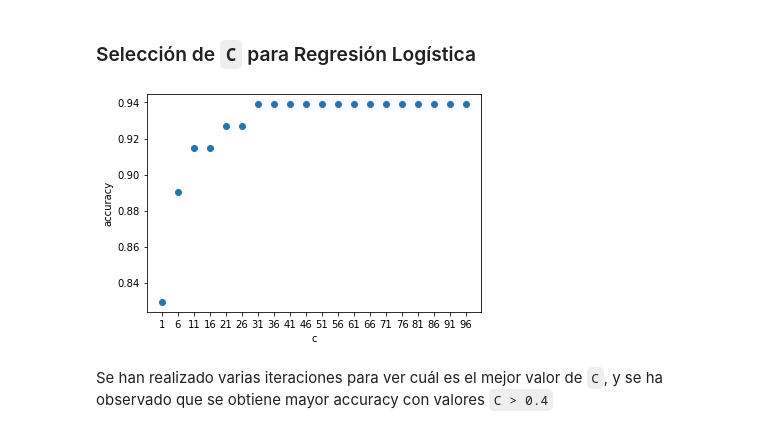
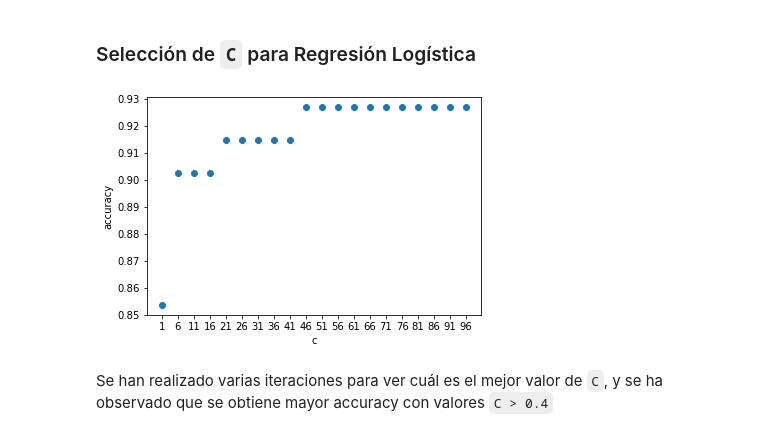
Before and after one commit to potchi23/TFG-UroAnalytics, a Jupyter notebook: src/backend/modelos_de_prediccion.ipynb, the cells around one changed output. Drawn from its saved outputs; the diff is of its cells as text; code cells hidden in the pictures.

````diff
--- a/src/backend/modelos_de_prediccion.ipynb
+++ b/src/backend/modelos_de_prediccion.ipynb
@@ -451,7 +451,7 @@ X_train, X_test, y_train, y_test = train_test_split(X, y, train_size=0.7)
 # p = 2. Utilizamos la distancia euclídea.
 pipe_knn = Pipeline([
                      ('norm', MinMaxScaler()),
-                     ('knn', KNeighborsClassifier(n_neighbors=3, p=2))
+                     ('knn', KNeighborsClassifier(n_neighbors=4, p=2))
                     ])
 
 
@@ -495,32 +495,30 @@ plt.show()
 # %%
 def get_best_c():
     y = clean_df['RBQ']
     X = clean_df.drop('RBQ', axis=1)
     X_train, X_test, y_train, y_test = train_test_split(X, y, train_size=0.6)
 
     # El rango es en realidad de 0 a 1, pero range() no permite floats. Posteriormente se pasa como parametro c/100.
     c_range = range(1, 100, 5)
     scores = []
 
     for c in c_range:
-        pipe_clr = Pipeline([
-                     ('scl', StandardScaler()),
-                     ('clr', LogisticRegression(C=c/100, penalty='l2', solver='liblinear', class_weight='balanced'))
-                    ])
+        clr = LogisticRegression(C=c/100, penalty='l2', solver='liblinear', class_weight='balanced')
 
-        pipe_clr.fit(X_train, y_train)
 
-        scores.append(pipe_clr.score(X_test, y_test))
+        clr.fit(X_train, y_train)
+
+        scores.append(clr.score(X_test, y_test))
 
     plt.figure()
     plt.xlabel('c')
     plt.ylabel('accuracy')
     plt.scatter(c_range, scores)
     plt.xticks(c_range)
 
 get_best_c()
 # %% [output]
-[figure, old version]
+[figure, new version]
 # %% [markdown]
 Se han realizado varias iteraciones para ver cuál es el mejor valor de ```C```, y se ha observado que se obtiene mayor accuracy con valores ```C > 0.4```
 # %% [markdown]
````
Also changed, not shown: parts of 13 cells of this notebook, 2 other files.
